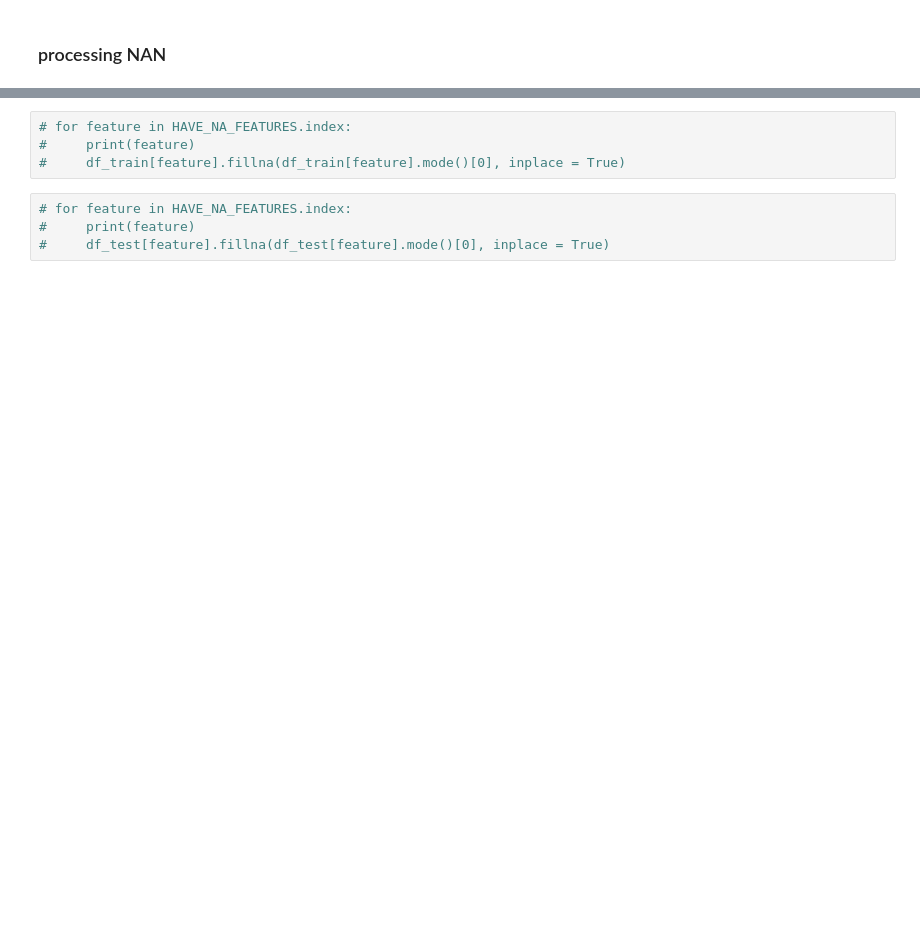
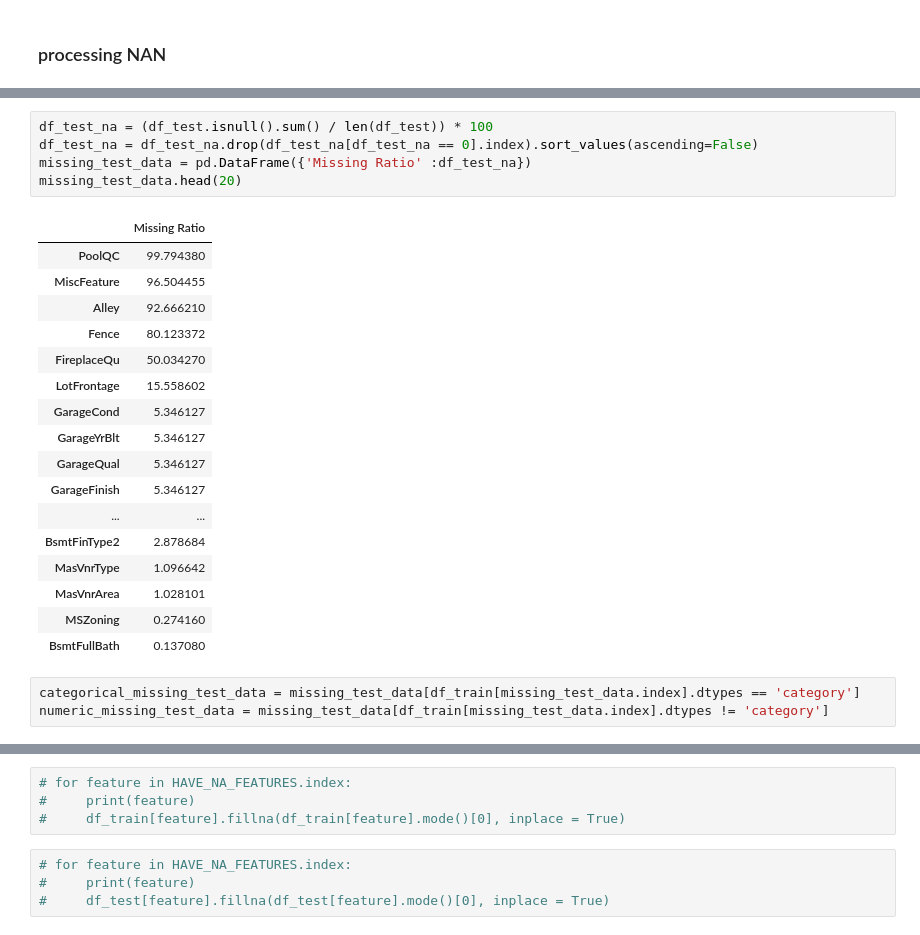
Before and after one commit to JaeYeonBang/ML_regression, a Jupyter notebook: regression-house-prices.ipynb, the cells around one changed output, grey strips where cells are left out. Cells and saved outputs as stored; diff of their text form; blank space fills up the shorter version.

```diff
--- a/regression-house-prices.ipynb
+++ b/regression-house-prices.ipynb
@@ -396,0 +386,26 @@ df_train[HAVE_NA_FEATURES.index].describe()
+# %%
+df_test_na = (df_test.isnull().sum() / len(df_test)) * 100
+df_test_na = df_test_na.drop(df_test_na[df_test_na == 0].index).sort_values(ascending=False)
+missing_test_data = pd.DataFrame({'Missing Ratio' :df_test_na})
+missing_test_data.head(20)
+# %% [output]
+|  | Missing Ratio |
+| PoolQC | 99.794380 |
+| MiscFeature | 96.504455 |
+| Alley | 92.666210 |
+| Fence | 80.123372 |
+| FireplaceQu | 50.034270 |
+| LotFrontage | 15.558602 |
+| GarageCond | 5.346127 |
+| GarageYrBlt | 5.346127 |
+| GarageQual | 5.346127 |
+| GarageFinish | 5.346127 |
+| ... | ... |
+| BsmtFinType2 | 2.878684 |
+| MasVnrType | 1.096642 |
+| MasVnrArea | 1.028101 |
+| MSZoning | 0.274160 |
+| BsmtFullBath | 0.137080 |
+# %%
+categorical_missing_test_data = missing_test_data[df_train[missing_test_data.index].dtypes == 'category']
+numeric_missing_test_data = missing_test_data[df_train[missing_test_data.index].dtypes != 'category']
```
Also changed, not shown: parts of 48 cells of this notebook.
